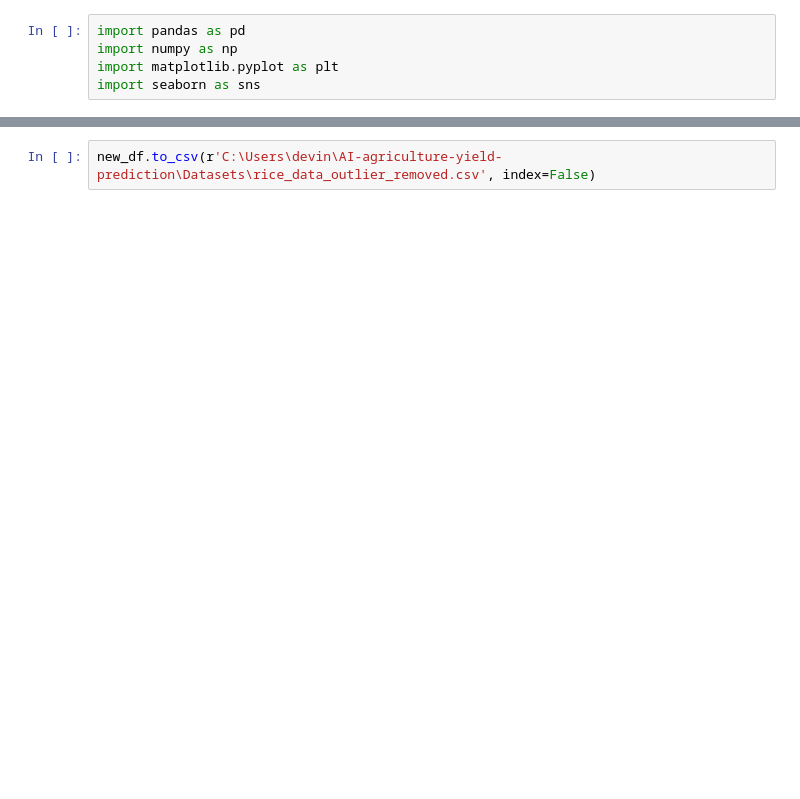
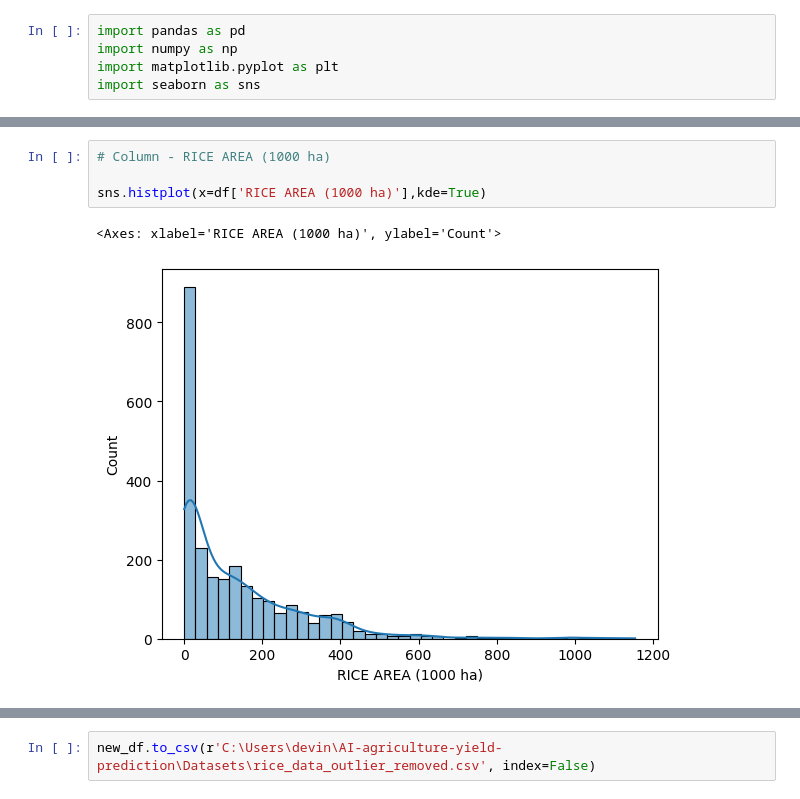
Before and after one commit to nupurmadaan04/AI-agriculture-yield-production, a Jupyter notebook: Notebooks/02_eda.ipynb, the cells around one changed output, grey strips where cells are left out. Saved outputs shown, nothing was run; the diff lists cells and outputs as text; blank space fills up the shorter version.

```diff
--- a/Notebooks/02_eda.ipynb
+++ b/Notebooks/02_eda.ipynb
@@ -26,0 +87,7 @@ plt.show()
+# %%
+# Column - RICE AREA (1000 ha)
+
+sns.histplot(x=df['RICE AREA (1000 ha)'],kde=True)
+# %% [output]
+<Axes: xlabel='RICE AREA (1000 ha)', ylabel='Count'>
+[figure, added]
```
Also changed, not shown: parts of 30 cells of this notebook.
